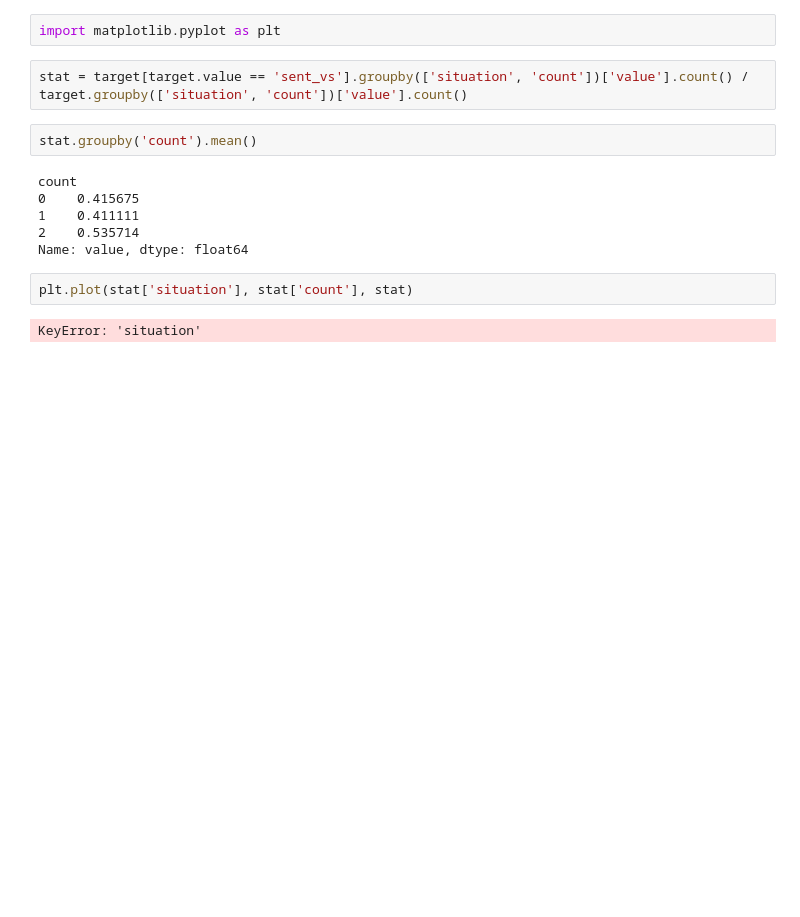
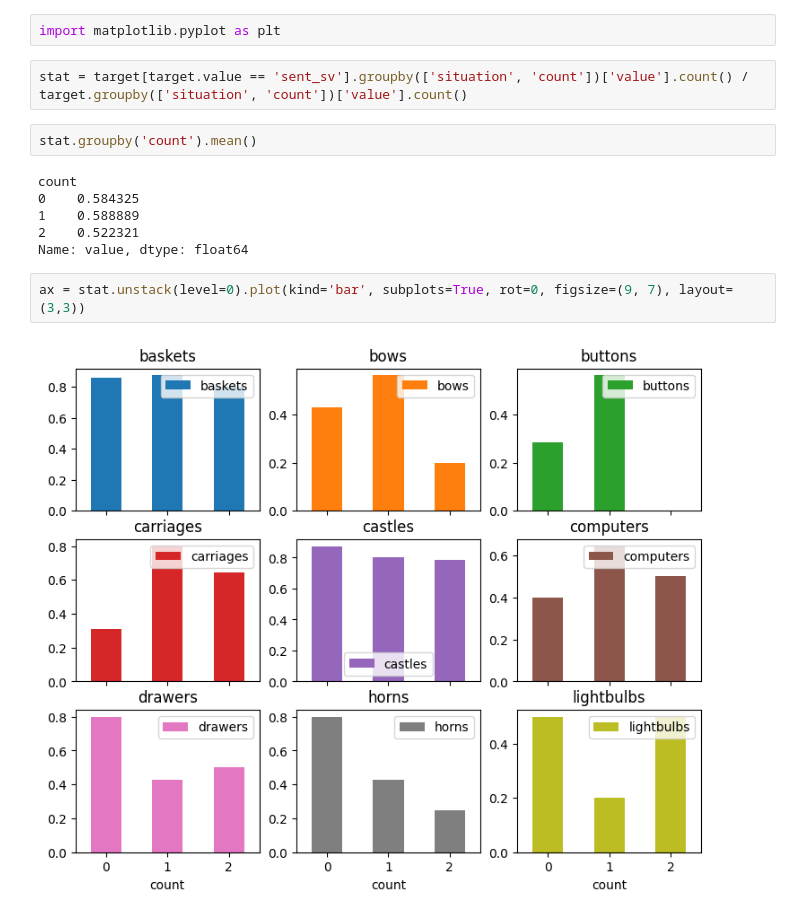
Before and after one commit to retroflexivity/expres-conditionals, a Jupyter notebook: anal.ipynb, the cells around one changed output. Cells and saved outputs as stored; diff of their text form; blank space fills up the shorter version.

```diff
--- a/anal.ipynb
+++ b/anal.ipynb
@@ -68,16 +68,16 @@ target.head()
 # %%
 import matplotlib.pyplot as plt
 # %%
-stat = target[target.value == 'sent_vs'].groupby(['situation', 'count'])['value'].count() / target.groupby(['situation', 'count'])['value'].count()
+stat = target[target.value == 'sent_sv'].groupby(['situation', 'count'])['value'].count() / target.groupby(['situation', 'count'])['value'].count()
 # %%
 stat.groupby('count').mean()
 # %% [output]
 count
-0    0.415675
-1    0.411111
-2    0.535714
+0    0.584325
+1    0.588889
+2    0.522321
 Name: value, dtype: float64
-# %%
-plt.plot(stat['situation'], stat['count'], stat)
-# %% [output]
-KeyError: 'situation'
+# %%
+ax = stat.unstack(level=0).plot(kind='bar', subplots=True, rot=0, figsize=(9, 7), layout=(3,3))
+# %% [output]
+[figure, added]
```
